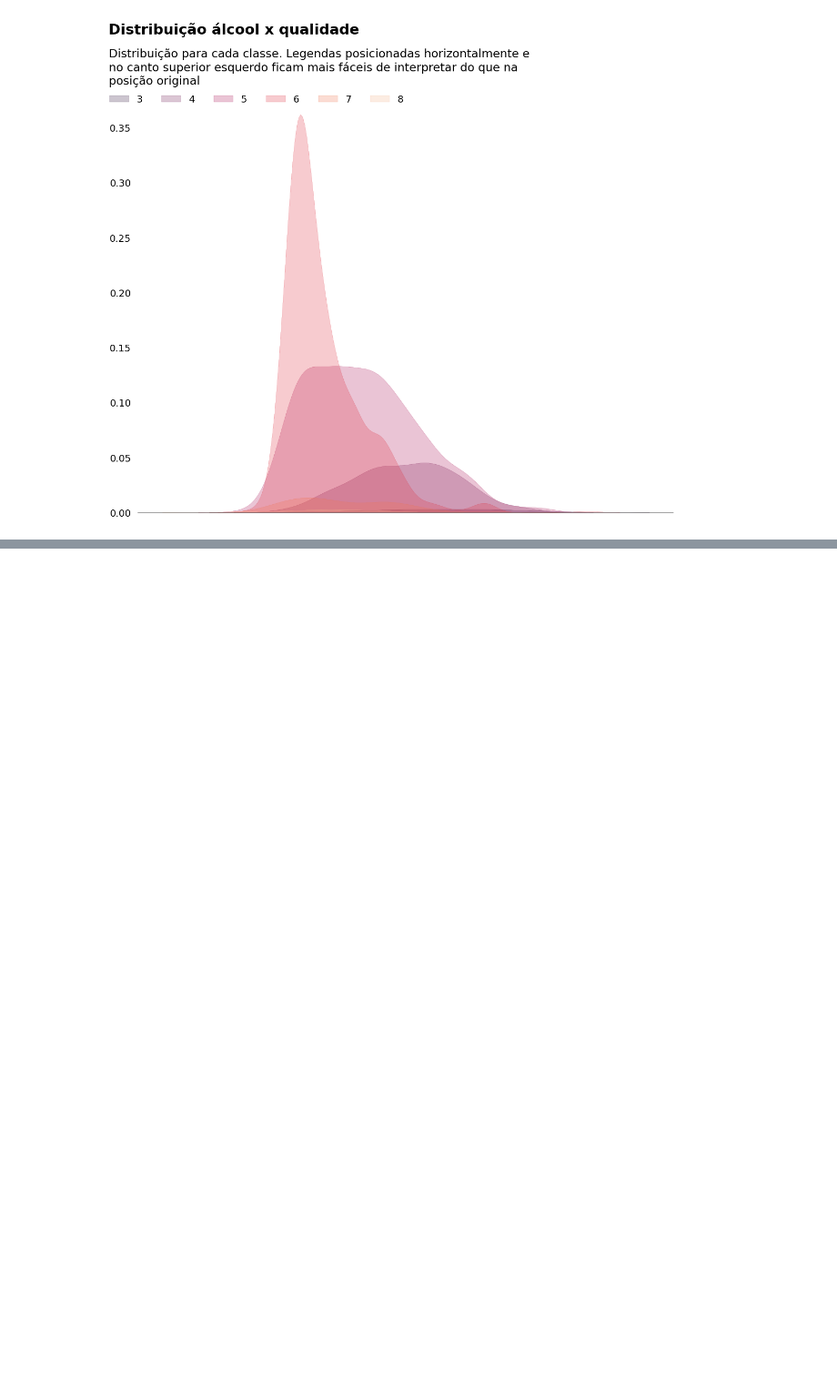
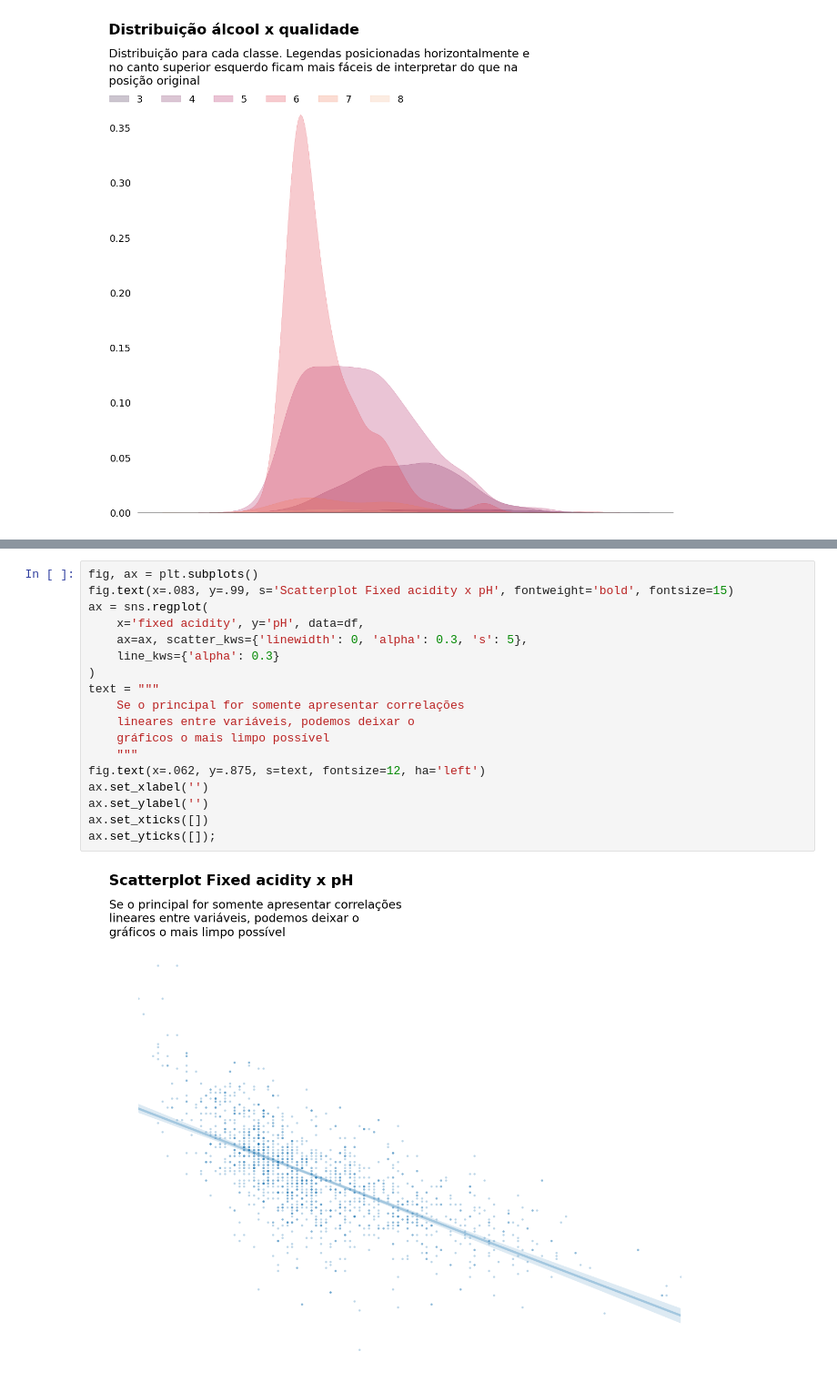
Before and after one commit to gnguilherme/dataviz, a Jupyter notebook: notebooks/Red Wine Quality.ipynb, the cells around one changed output, grey strips where cells are left out. Shown: that part at 91% size. Drawn from its saved outputs; the diff is of its cells as text; blank space fills up the shorter version.

```diff
--- a/notebooks/Red Wine Quality.ipynb
+++ b/notebooks/Red Wine Quality.ipynb
@@ -270,0 +266,20 @@ ax = sns.scatterplot(x='density', y='pH', data=df, hue=target, palette=palette,
+# %%
+fig, ax = plt.subplots()
+fig.text(x=.083, y=.99, s='Scatterplot Fixed acidity x pH', fontweight='bold', fontsize=15)
+ax = sns.regplot(
+    x='fixed acidity', y='pH', data=df,
+    ax=ax, scatter_kws={'linewidth': 0, 'alpha': 0.3, 's': 5},
+    line_kws={'alpha': 0.3}
+)
+text = """
+    Se o principal for somente apresentar correlações
+    lineares entre variáveis, podemos deixar o
+    gráficos o mais limpo possível
+    """
+fig.text(x=.062, y=.875, s=text, fontsize=12, ha='left')
+ax.set_xlabel('')
+ax.set_ylabel('')
+ax.set_xticks([])
+ax.set_yticks([]);
+# %% [output]
+[figure, added]
```
Also changed, not shown: parts of 3 cells of this notebook.
